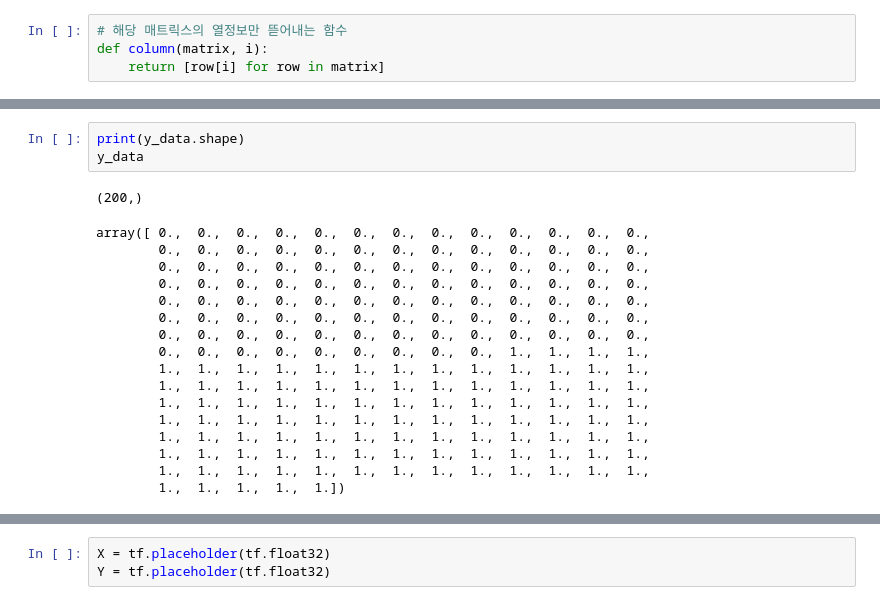
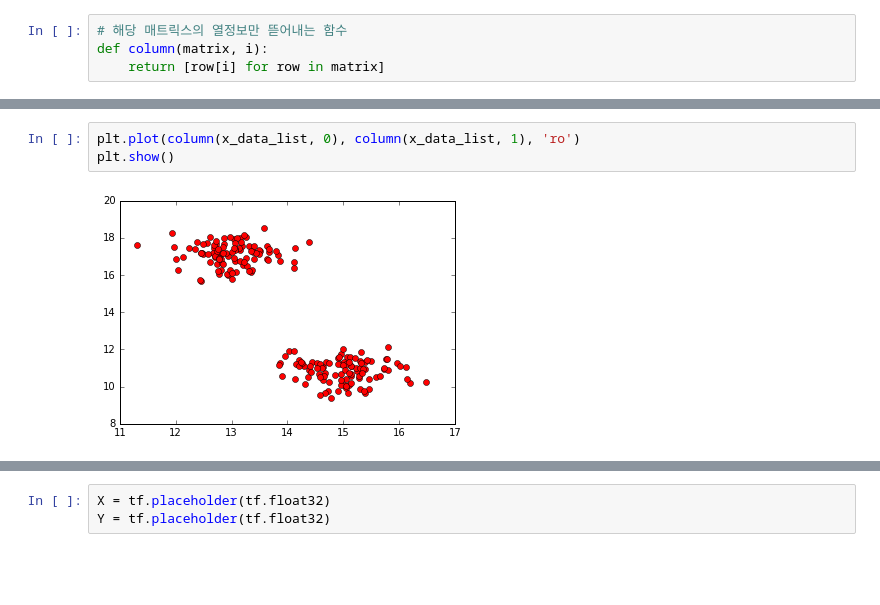
Before and after one commit to SSUHan/tensorflow-pratice-git, a Jupyter notebook: TensorFlow-LogisticRegression.ipynb, the cells around one changed output, grey strips where cells are left out. Drawn from its saved outputs; the diff is of its cells as text; blank space fills up the shorter version.

```diff
--- a/TensorFlow-LogisticRegression.ipynb
+++ b/TensorFlow-LogisticRegression.ipynb
@@ -58,21 +35,5 @@ array([[  1.        ,   1.        ,   1.        ,   1.        ,
-# %%
-print(y_data.shape)
-y_data
-# %% [output]
-(200,)
-array([ 0.,  0.,  0.,  0.,  0.,  0.,  0.,  0.,  0.,  0.,  0.,  0.,  0.,
-        0.,  0.,  0.,  0.,  0.,  0.,  0.,  0.,  0.,  0.,  0.,  0.,  0.,
-        0.,  0.,  0.,  0.,  0.,  0.,  0.,  0.,  0.,  0.,  0.,  0.,  0.,
-        0.,  0.,  0.,  0.,  0.,  0.,  0.,  0.,  0.,  0.,  0.,  0.,  0.,
-        0.,  0.,  0.,  0.,  0.,  0.,  0.,  0.,  0.,  0.,  0.,  0.,  0.,
-        0.,  0.,  0.,  0.,  0.,  0.,  0.,  0.,  0.,  0.,  0.,  0.,  0.,
-        0.,  0.,  0.,  0.,  0.,  0.,  0.,  0.,  0.,  0.,  0.,  0.,  0.,
-        0.,  0.,  0.,  0.,  0.,  0.,  0.,  0.,  0.,  1.,  1.,  1.,  1.,
-        1.,  1.,  1.,  1.,  1.,  1.,  1.,  1.,  1.,  1.,  1.,  1.,  1.,
-        1.,  1.,  1.,  1.,  1.,  1.,  1.,  1.,  1.,  1.,  1.,  1.,  1.,
-        1.,  1.,  1.,  1.,  1.,  1.,  1.,  1.,  1.,  1.,  1.,  1.,  1.,
-        1.,  1.,  1.,  1.,  1.,  1.,  1.,  1.,  1.,  1.,  1.,  1.,  1.,
-        1.,  1.,  1.,  1.,  1.,  1.,  1.,  1.,  1.,  1.,  1.,  1.,  1.,
-        1.,  1.,  1.,  1.,  1.,  1.,  1.,  1.,  1.,  1.,  1.,  1.,  1.,
-        1.,  1.,  1.,  1.,  1.,  1.,  1.,  1.,  1.,  1.,  1.,  1.,  1.,
-        1.,  1.,  1.,  1.,  1.])
+# %%
+plt.plot(column(x_data_list, 0), column(x_data_list, 1), 'ro')
+plt.show()
+# %% [output]
+[figure, added]
```
Also changed, not shown: parts of 8 cells of this notebook.
